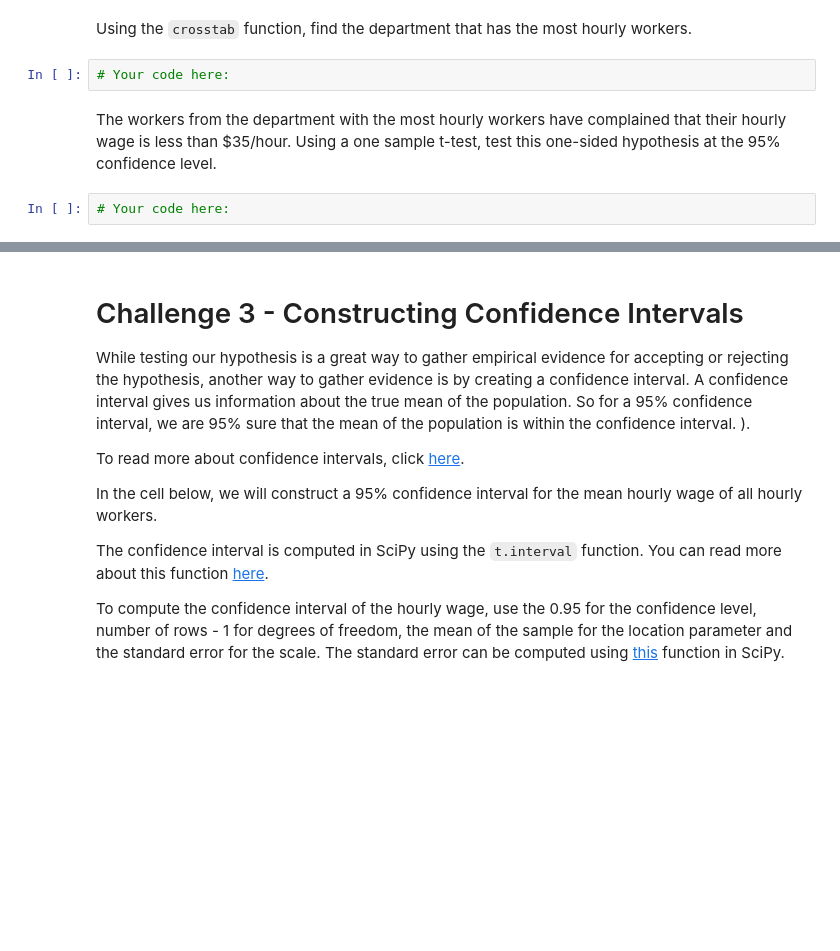
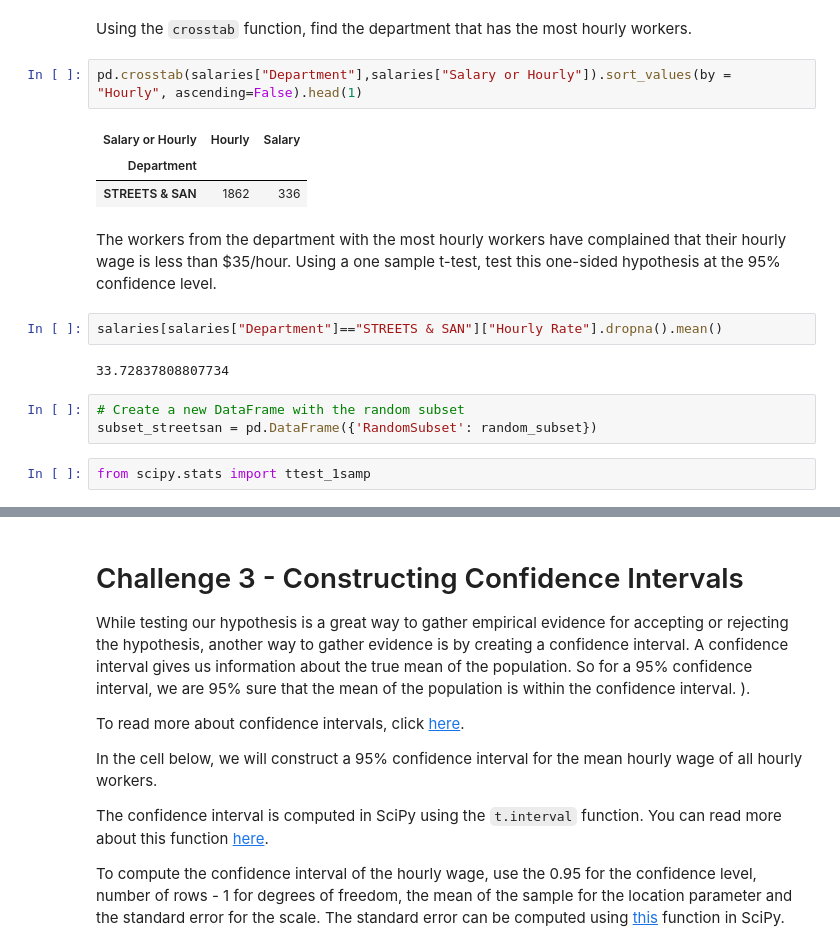
Before and after one commit to luciaaguzzoni/lab-hypothesis-testing, a Jupyter notebook: your-code/main.ipynb, the cells around one changed output, grey strips where cells are left out. Drawn from its saved outputs; the diff is of its cells as text; blank space fills up the shorter version.

```diff
--- a/your-code/main.ipynb
+++ b/your-code/main.ipynb
@@ -85,8 +145,19 @@ Hint: A one tailed test has a p-value that is half of the two tailed p-value. If
 # %% [markdown]
 Using the `crosstab` function, find the department that has the most hourly workers.
-# %%
-# Your code here:
+# %%
+pd.crosstab(salaries["Department"],salaries["Salary or Hourly"]).sort_values(by = "Hourly", ascending=False).head(1)
+# %% [output]
+| Salary or Hourly | Hourly | Salary |
+| Department |  |  |
+| STREETS & SAN | 1862 | 336 |
 # %% [markdown]
 The workers from the department with the most hourly workers have complained that their hourly wage is less than $35/hour. Using a one sample t-test, test this one-sided hypothesis at the 95% confidence level.
-# %%
-# Your code here:
+# %%
+salaries[salaries["Department"]=="STREETS & SAN"]["Hourly Rate"].dropna().mean()
+# %% [output]
+33.72837808807734
+# %%
+# Create a new DataFrame with the random subset
+subset_streetsan = pd.DataFrame({'RandomSubset': random_subset})
+# %%
+from scipy.stats import ttest_1samp
```
Also changed, not shown: parts of 33 cells of this notebook.
